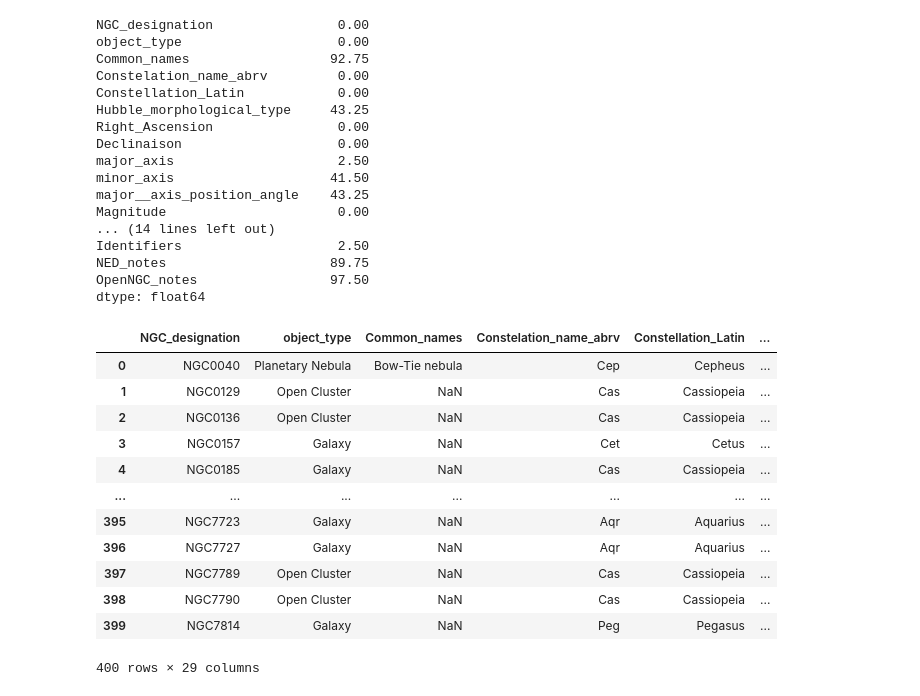
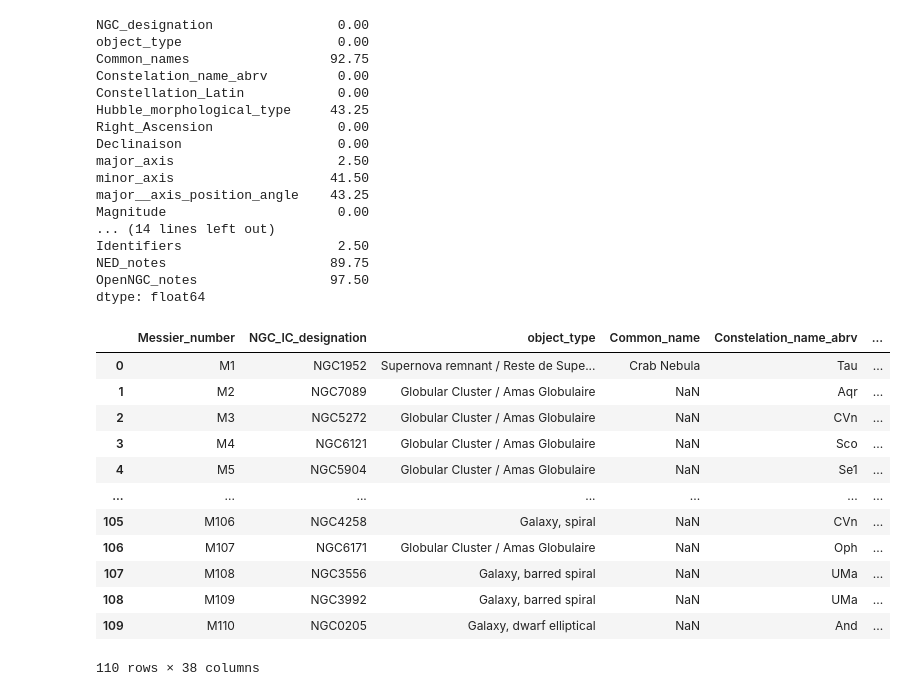
Before and after one commit to lyes1/Galaxie-Catalogue, a Jupyter notebook: 2_Data_preparation/catalogues_merge.ipynb, the cells around one changed output. Saved outputs shown, nothing was run; the diff lists cells and outputs as text; code cells hidden in the pictures.

```diff
--- a/2_Data_preparation/catalogues_merge.ipynb
+++ b/2_Data_preparation/catalogues_merge.ipynb
@@ -813,19 +813,19 @@ Identifiers                    2.50
 NED_notes                     89.75
 OpenNGC_notes                 97.50
 dtype: float64
-# %%
-Herschel400_catalogue_final
-# %% [output]
-|  | NGC_designation | object_type | Common_names | Constelation_name_abrv | Constellation_Latin | ... |
-| 0 | NGC0040 | Planetary Nebula | Bow-Tie nebula | Cep | Cepheus | ... |
-| 1 | NGC0129 | Open Cluster | NaN | Cas | Cassiopeia | ... |
-| 2 | NGC0136 | Open Cluster | NaN | Cas | Cassiopeia | ... |
-| 3 | NGC0157 | Galaxy | NaN | Cet | Cetus | ... |
-| 4 | NGC0185 | Galaxy | NaN | Cas | Cassiopeia | ... |
-| ... | ... | ... | ... | ... | ... | ... |
-| 395 | NGC7723 | Galaxy | NaN | Aqr | Aquarius | ... |
-| 396 | NGC7727 | Galaxy | NaN | Aqr | Aquarius | ... |
-| 397 | NGC7789 | Open Cluster | NaN | Cas | Cassiopeia | ... |
-| 398 | NGC7790 | Open Cluster | NaN | Cas | Cassiopeia | ... |
-| 399 | NGC7814 | Galaxy | NaN | Peg | Pegasus | ... |
-400 rows × 29 columns
+# %%
+messier_catalogue_final
+# %% [output]
+|  | Messier_number | NGC_IC_designation | object_type | Common_name | Constelation_name_abrv | ... |
+| 0 | M1 | NGC1952 | Supernova remnant / Reste de Supe... | Crab Nebula | Tau | ... |
+| 1 | M2 | NGC7089 | Globular Cluster / Amas Globulaire | NaN | Aqr | ... |
+| 2 | M3 | NGC5272 | Globular Cluster / Amas Globulaire | NaN | CVn | ... |
+| 3 | M4 | NGC6121 | Globular Cluster / Amas Globulaire | NaN | Sco | ... |
+| 4 | M5 | NGC5904 | Globular Cluster / Amas Globulaire | NaN | Se1 | ... |
+| ... | ... | ... | ... | ... | ... | ... |
+| 105 | M106 | NGC4258 | Galaxy, spiral | NaN | CVn | ... |
+| 106 | M107 | NGC6171 | Globular Cluster / Amas Globulaire | NaN | Oph | ... |
+| 107 | M108 | NGC3556 | Galaxy, barred spiral | NaN | UMa | ... |
+| 108 | M109 | NGC3992 | Galaxy, barred spiral | NaN | UMa | ... |
+| 109 | M110 | NGC0205 | Galaxy, dwarf elliptical | NaN | And | ... |
+110 rows × 38 columns
```
Also changed, not shown: 5 other files.
